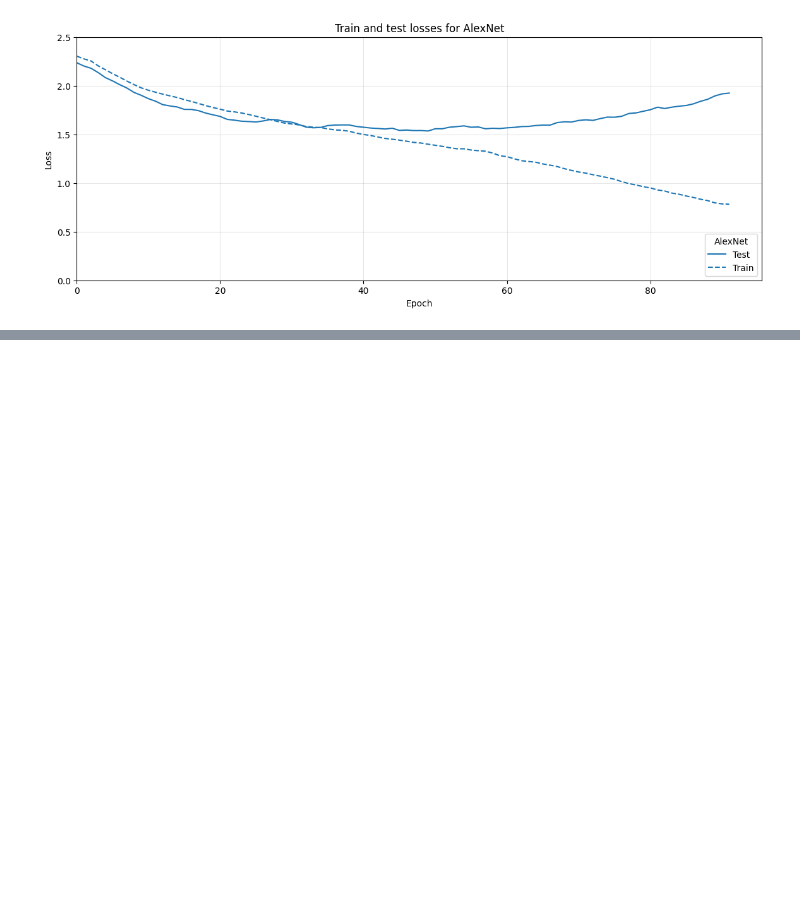
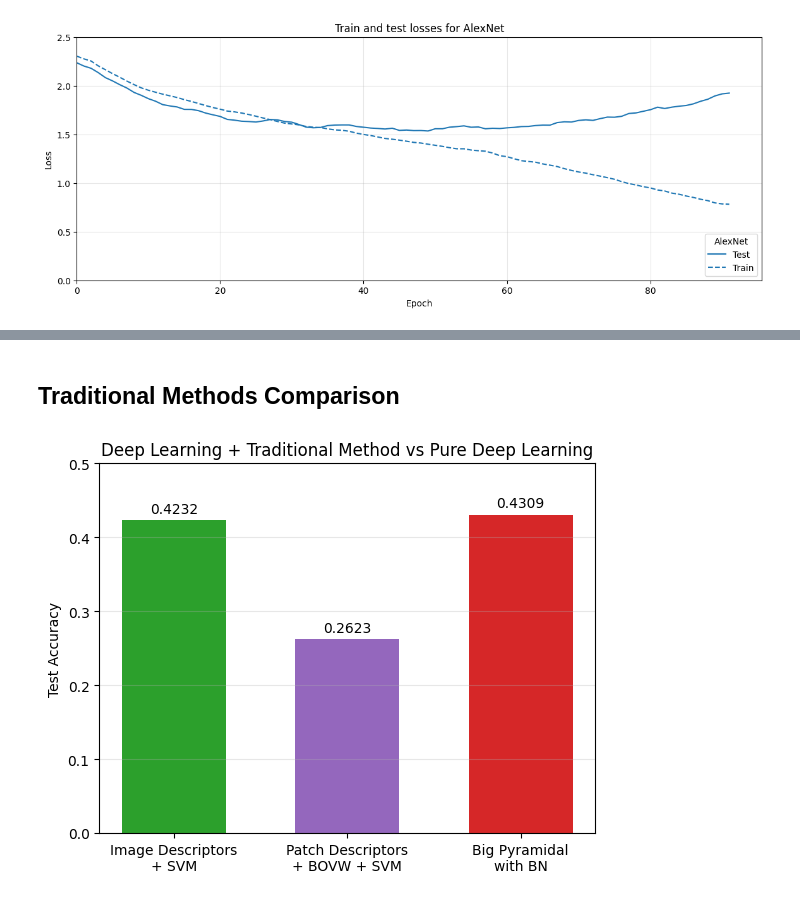
Before and after one commit to MCV-C3/project-team-6, a Jupyter notebook: Week2/report/plot_temp.ipynb, the cells around one changed output, grey strips where cells are left out. Drawn from its saved outputs; the diff is of its cells as text; code cells hidden in the pictures; blank space fills up the shorter version.

```diff
--- a/Week2/report/plot_temp.ipynb
+++ b/Week2/report/plot_temp.ipynb
@@ -305,0 +389,17 @@ plt.show()
+# %% [markdown]
+## Traditional Methods Comparison
+# %%
+# Compare traditional methods with Big pyramidal model with BN
+names = ["Image Descriptors\n+ SVM", "Patch Descriptors\n+ BOVW + SVM", "Big Pyramidal\nwith BN"]
+accuracies = [0.4232, 0.2623, gran_norm_acc]
+
+bars = plt.bar(names, accuracies, color=["tab:green", "tab:purple", "tab:red"], width=0.6)
+plt.bar_label(bars, fmt='%.4f', padding=3)
+plt.ylabel("Test Accuracy")
+plt.title("Deep Learning + Traditional Method vs Pure Deep Learning")
+plt.ylim([0, 0.5])
+plt.yticks([0, 0.1, 0.2, 0.3, 0.4, 0.5])
+plt.grid(True, alpha=0.3, axis='y')
+plt.show()
+# %% [output]
+[figure, added]
```
Also changed, not shown: parts of 4 cells of this notebook, 4 other files.
